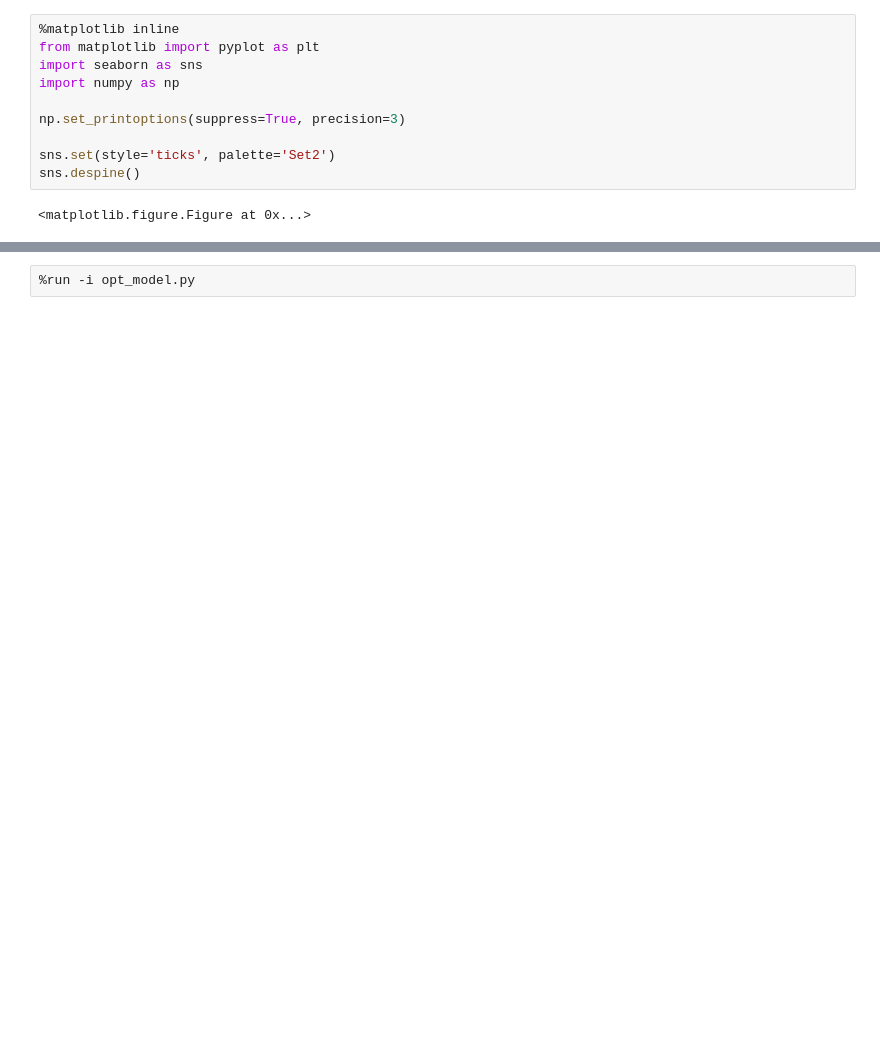
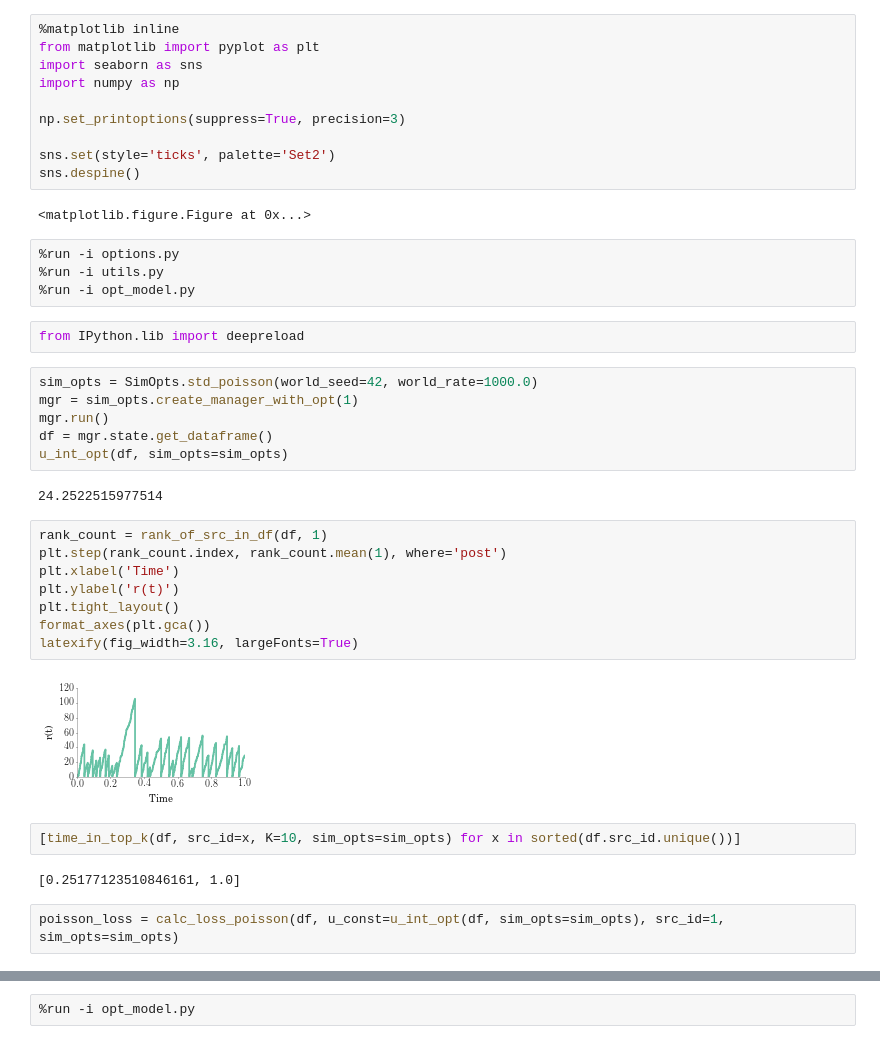
Before and after one commit to Networks-Learning/RedQueen, a Jupyter notebook: opt_broadcast.ipynb, the cells around one changed output, grey strips where cells are left out. Saved outputs shown, nothing was run; the diff lists cells and outputs as text; blank space fills up the shorter version.

```diff
--- a/opt_broadcast.ipynb
+++ b/opt_broadcast.ipynb
@@ -10,3 +10,33 @@ sns.set(style='ticks', palette='Set2')
 sns.despine()
 # %% [output]
 <matplotlib.figure.Figure at 0x...>
+# %%
+%run -i options.py
+%run -i utils.py
+%run -i opt_model.py
+# %%
+from IPython.lib import deepreload
+# %%
+sim_opts = SimOpts.std_poisson(world_seed=42, world_rate=1000.0)
+mgr = sim_opts.create_manager_with_opt(1)
+mgr.run()
+df = mgr.state.get_dataframe()
+u_int_opt(df, sim_opts=sim_opts)
+# %% [output]
+24.2522515977514
+# %%
+rank_count = rank_of_src_in_df(df, 1)
+plt.step(rank_count.index, rank_count.mean(1), where='post')
+plt.xlabel('Time')
+plt.ylabel('r(t)')
+plt.tight_layout()
+format_axes(plt.gca())
+latexify(fig_width=3.16, largeFonts=True)
+# %% [output]
+[figure, added]
+# %%
+[time_in_top_k(df, src_id=x, K=10, sim_opts=sim_opts) for x in sorted(df.src_id.unique())]
+# %% [output]
+[0.25177123510846161, 1.0]
+# %%
+poisson_loss = calc_loss_poisson(df, u_const=u_int_opt(df, sim_opts=sim_opts), src_id=1, sim_opts=sim_opts)
```
Also changed, not shown: parts of 172 cells of this notebook.
